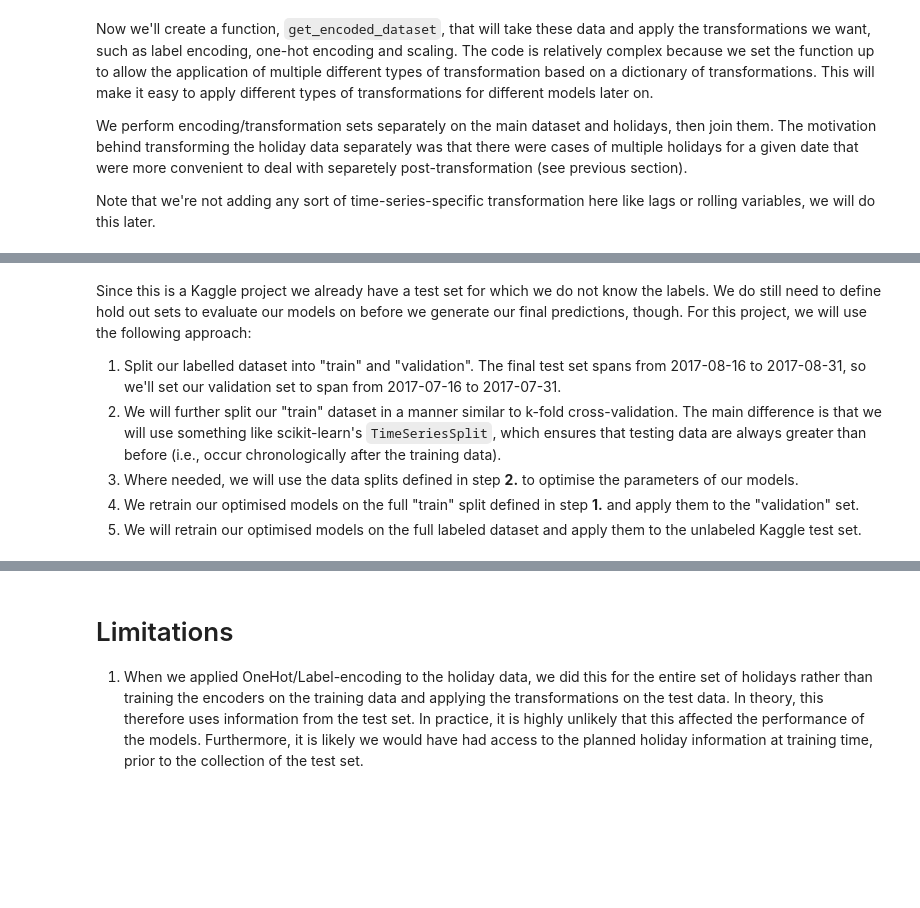
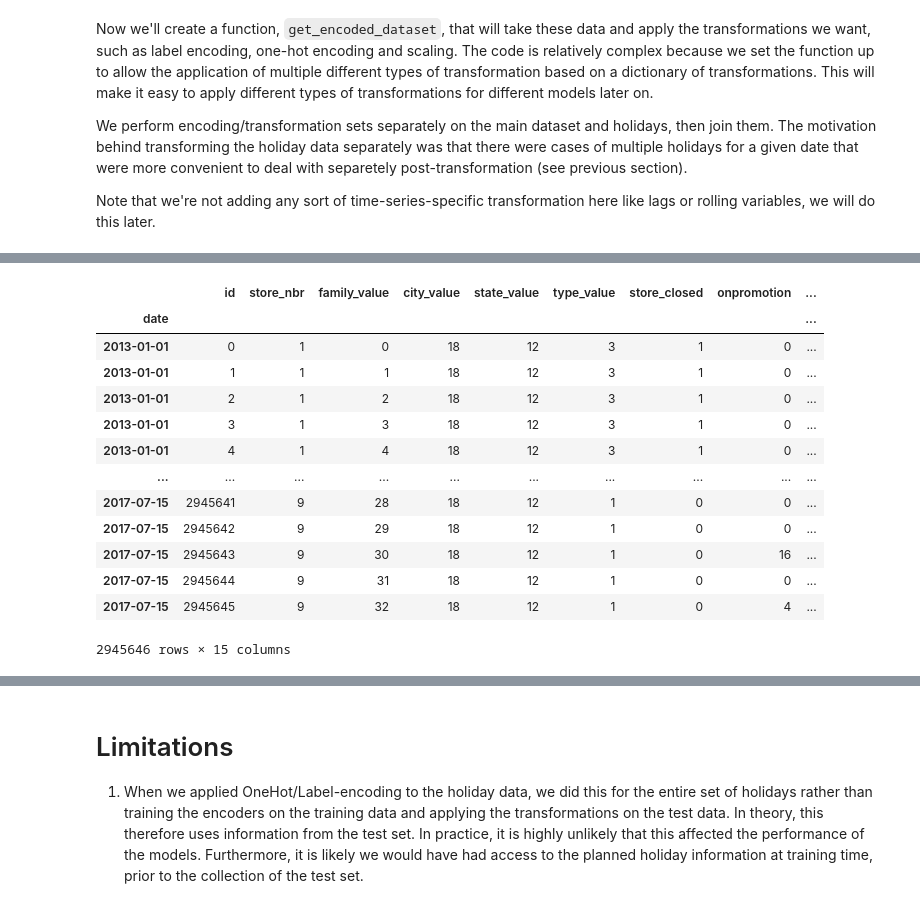
Before and after one commit to jackgisby/mini_projects, a Jupyter notebook: getting_started_forecasting/kaggle-getting-started-store-sales-prediction.ipynb, the cells around one changed output, grey strips where cells are left out. Drawn from its saved outputs; the diff is of its cells as text; code cells hidden in the pictures; blank space fills up the shorter version.

Commit message:
Calculate time series split date ranges

```diff
--- a/getting_started_forecasting/kaggle-getting-started-store-sales-prediction.ipynb
+++ b/getting_started_forecasting/kaggle-getting-started-store-sales-prediction.ipynb
@@ -457,8 +458,7 @@ Here, we also label datapoints with NA transactions and 0 sales, which usually i
 # Combine datasets
 original_data["train"]["split"], original_data["test"]["split"] = "train", "kaggle_test"
 full_dataset = pd.concat([original_data["train"], original_data["test"]])
-
-# TODO: Define validation split
+full_dataset["split"]["2017-07-16":"2017-08-15"] = "validate"  # Labelled hold-out set
 
 # Join the store and oil data
 full_dataset = full_dataset.join(original_data["stores"].set_index("store_nbr"), on="store_nbr", how="left")
@@ -577,8 +577,6 @@ def get_encoded_dataset(
     if test_dates is not None:
         tables["test"] = main_table[main_table.index.isin(test_dates)].reset_index()
         encoded_tables["test"] = []
-    else:
-        tables["test"], encoded_tables["test"] = None, None
 
     # Get default transformations if none are provided
     if transform_types is None:
@@ -648,7 +629,17 @@ encoded_test
-# %% [markdown]
-Since this is a Kaggle project we already have a test set for which we do not know the labels. We do still need to define hold out sets to evaluate our models on before we generate our final predictions, though. For this project, we will use the following approach:
-1. Split our labelled dataset into "train" and "validation". The final test set spans from 2017-08-16 to 2017-08-31, so we'll set our validation set to span from 2017-07-16 to 2017-07-31.
-2. We will further split our "train" dataset in a manner similar to k-fold cross-validation. The main difference is that we will use something like scikit-learn's `TimeSeriesSplit`, which ensures that testing data are always greater than before (i.e., occur chronologically after the training data).
-3. Where needed, we will use the data splits defined in step **2.** to optimise the parameters of our models.
-4. We retrain our optimised models on the full "train" split defined in step **1.** and apply them to the "validation" set.
-5. We will retrain our optimised models on the full labeled dataset and apply them to the unlabeled Kaggle test set.
+# %%
+encoded_train
+# %% [output]
+|  | id | store_nbr | family_value | city_value | state_value | type_value | store_closed | onpromotion | ... |
+| date |  |  |  |  |  |  |  |  | ... |
+| 2013-01-01 | 0 | 1 | 0 | 18 | 12 | 3 | 1 | 0 | ... |
+| 2013-01-01 | 1 | 1 | 1 | 18 | 12 | 3 | 1 | 0 | ... |
+| 2013-01-01 | 2 | 1 | 2 | 18 | 12 | 3 | 1 | 0 | ... |
+| 2013-01-01 | 3 | 1 | 3 | 18 | 12 | 3 | 1 | 0 | ... |
+| 2013-01-01 | 4 | 1 | 4 | 18 | 12 | 3 | 1 | 0 | ... |
+| ... | ... | ... | ... | ... | ... | ... | ... | ... | ... |
+| 2017-07-15 | 2945641 | 9 | 28 | 18 | 12 | 1 | 0 | 0 | ... |
+| 2017-07-15 | 2945642 | 9 | 29 | 18 | 12 | 1 | 0 | 0 | ... |
+| 2017-07-15 | 2945643 | 9 | 30 | 18 | 12 | 1 | 0 | 16 | ... |
+| 2017-07-15 | 2945644 | 9 | 31 | 18 | 12 | 1 | 0 | 0 | ... |
+| 2017-07-15 | 2945645 | 9 | 32 | 18 | 12 | 1 | 0 | 4 | ... |
+2945646 rows × 15 columns
```
Also changed, not shown: parts of 5 cells of this notebook.
